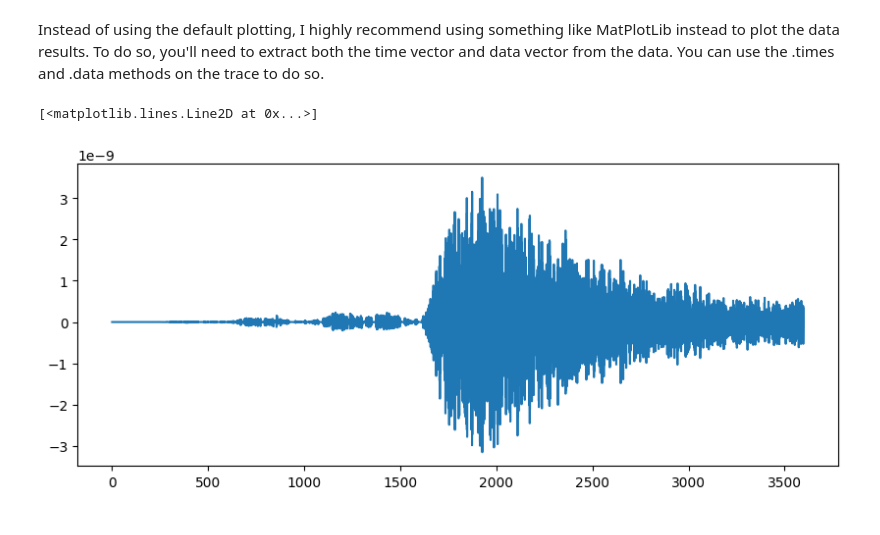
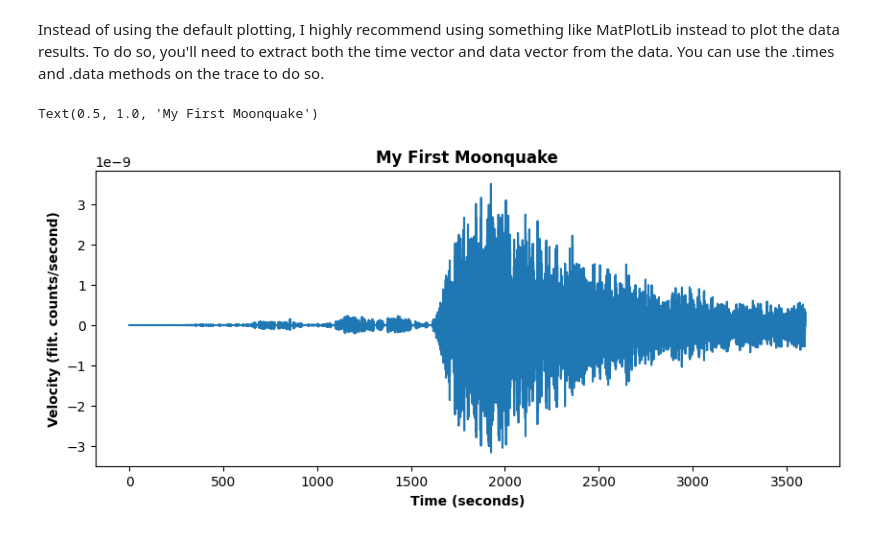
Before and after one commit to civilinifr/fc_python_class, a Jupyter notebook: easy_challenges/MoonquakeWave.ipynb, the cells around one changed output. Saved outputs shown, nothing was run; the diff lists cells and outputs as text; code cells hidden in the pictures.

```diff
--- a/easy_challenges/MoonquakeWave.ipynb
+++ b/easy_challenges/MoonquakeWave.ipynb
@@ -69,9 +69,11 @@ data_vector = tr.data
 # %%
 from matplotlib import pyplot as plt
 fig = plt.figure(figsize=(10, 4))
 ax0 = plt.subplot(1, 1, 1)
 ax0.plot(time_vector, data_vector)
-ax0.set_xlabel('
+ax0.set_xlabel('Time (seconds)', fontweight='bold')
+ax0.set_ylabel('Velocity (filt. counts/second)', fontweight='bold')
+ax0.set_title('My First Moonquake', fontweight='bold')
 # %% [output]
-[<matplotlib.lines.Line2D at 0x...>]
+Text(0.5, 1.0, 'My First Moonquake')
-[figure, old version]
+[figure, new version]
```
